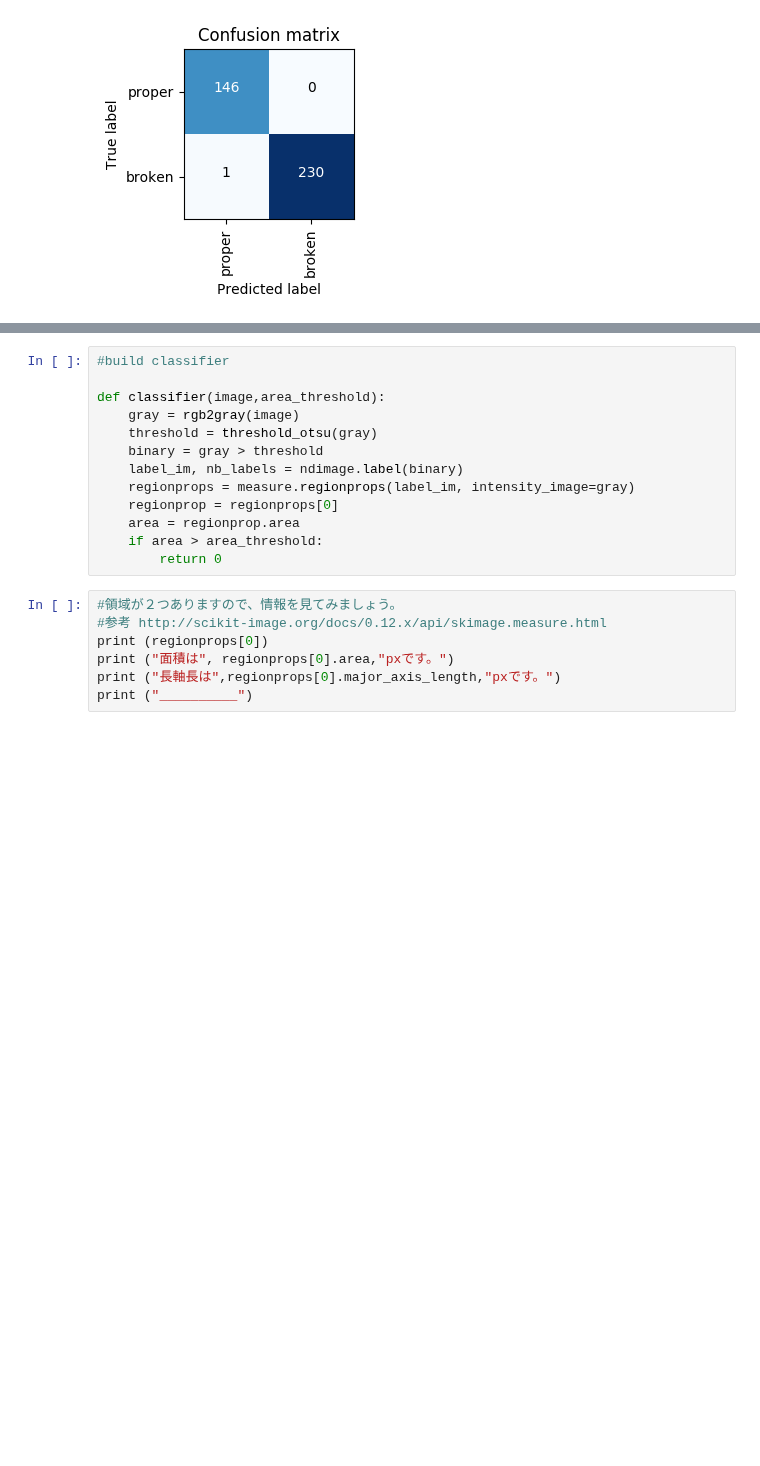
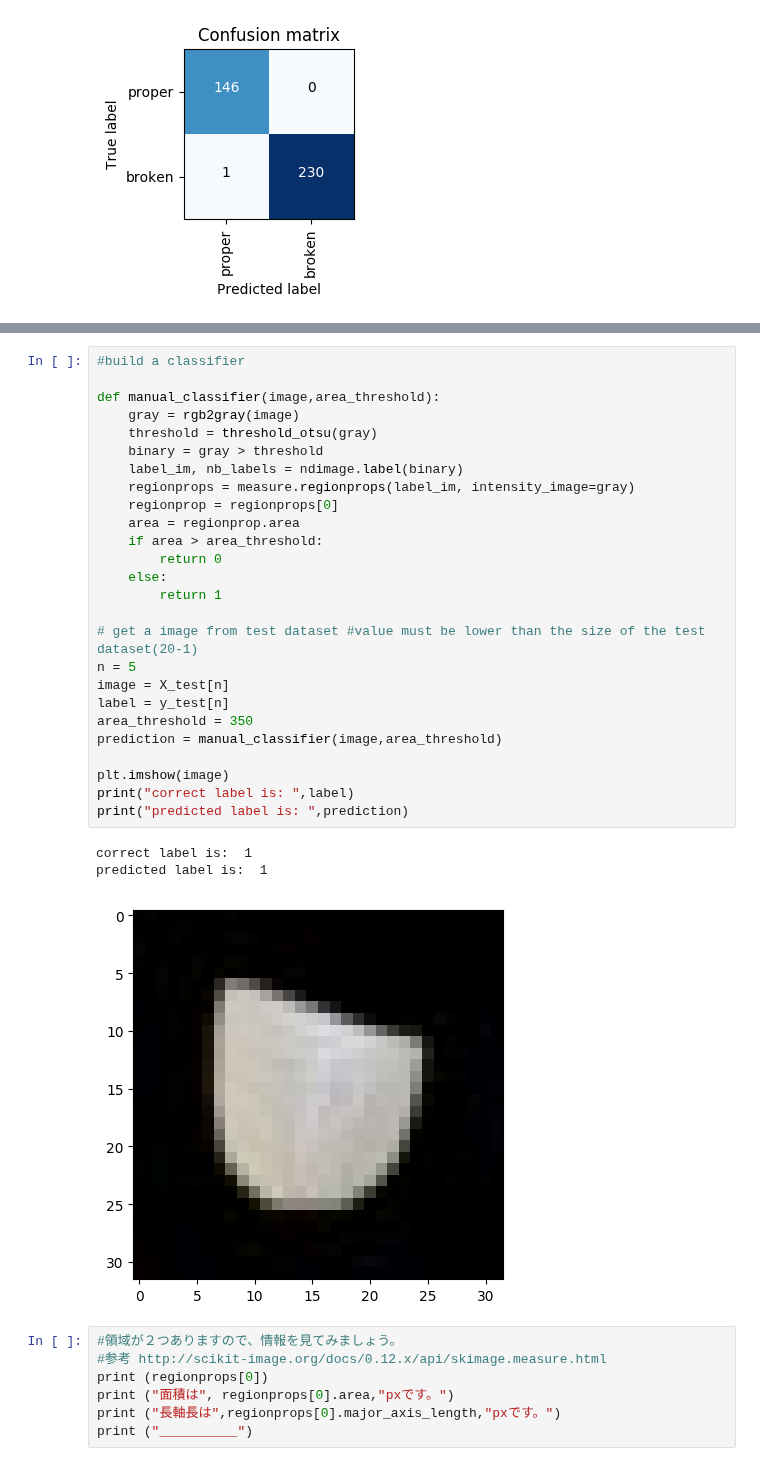
Before and after one commit to totti0223/deep_learning_for_biologists_with_keras, a Jupyter notebook: notebooks/rice_seed_classification.ipynb, the cells around one changed output, grey strips where cells are left out. Saved outputs shown, nothing was run; the diff lists cells and outputs as text; blank space fills up the shorter version.

```diff
--- a/notebooks/rice_seed_classification.ipynb
+++ b/notebooks/rice_seed_classification.ipynb
@@ -285,18 +285,35 @@ plt.show()
 Confusion matrix, without normalization
 [figure]
 # %%
-#build classifier
+#build a classifier
 
-def classifier(image,area_threshold):
+def manual_classifier(image,area_threshold):
     gray = rgb2gray(image)
     threshold = threshold_otsu(gray)
     binary = gray > threshold
     label_im, nb_labels = ndimage.label(binary)
     regionprops = measure.regionprops(label_im, intensity_image=gray)
     regionprop = regionprops[0]
     area = regionprop.area
     if area > area_threshold:
         return 0
+    else:
+        return 1
+
+# get a image from test dataset #value must be lower than the size of the test dataset(20-1)
+n = 5
+image = X_test[n]
+label = y_test[n]
+area_threshold = 350
+prediction = manual_classifier(image,area_threshold)
+
+plt.imshow(image)
+print("correct label is: ",label)
+print("predicted label is: ",prediction)
+# %% [output]
+correct label is:  1
+predicted label is:  1
+[figure, added]
 # %%
 #領域が２つありますので、情報を見てみましょう。
 #参考 http://scikit-image.org/docs/0.12.x/api/skimage.measure.html
```
Also changed, not shown: parts of 1 cell of this notebook.
